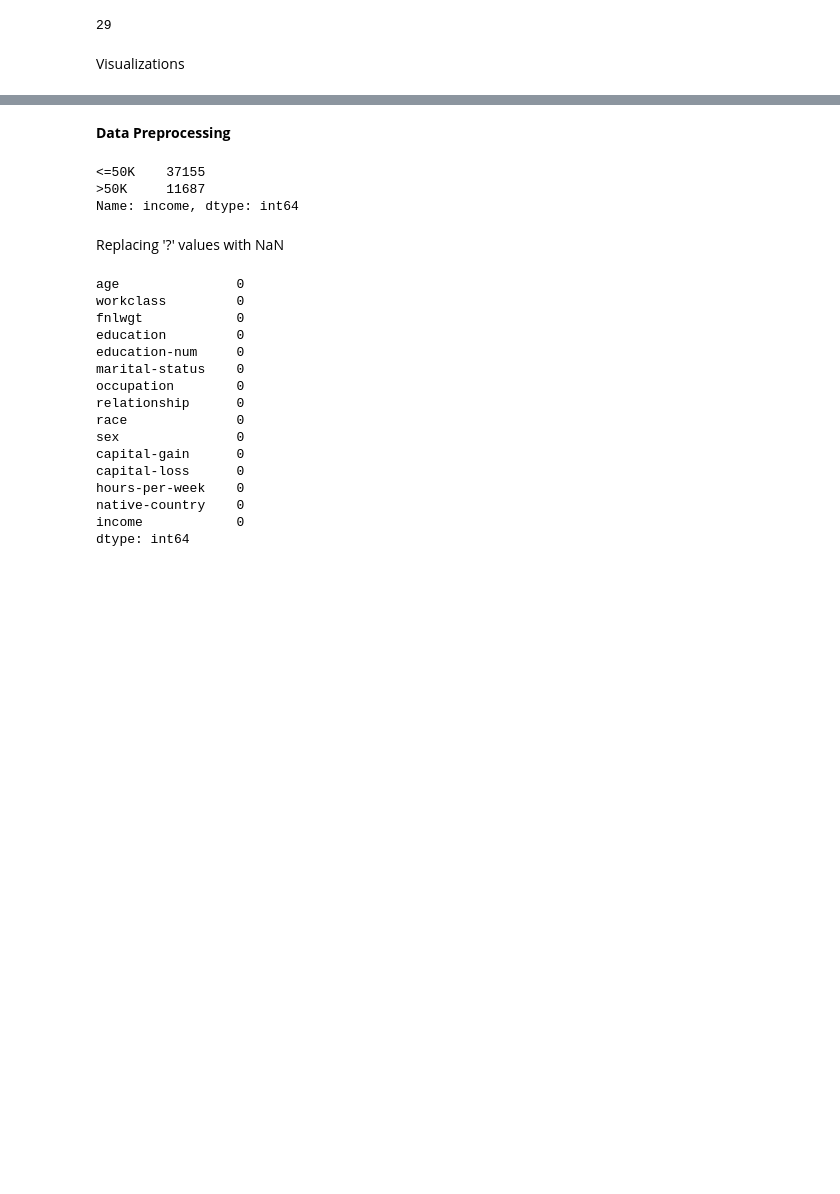
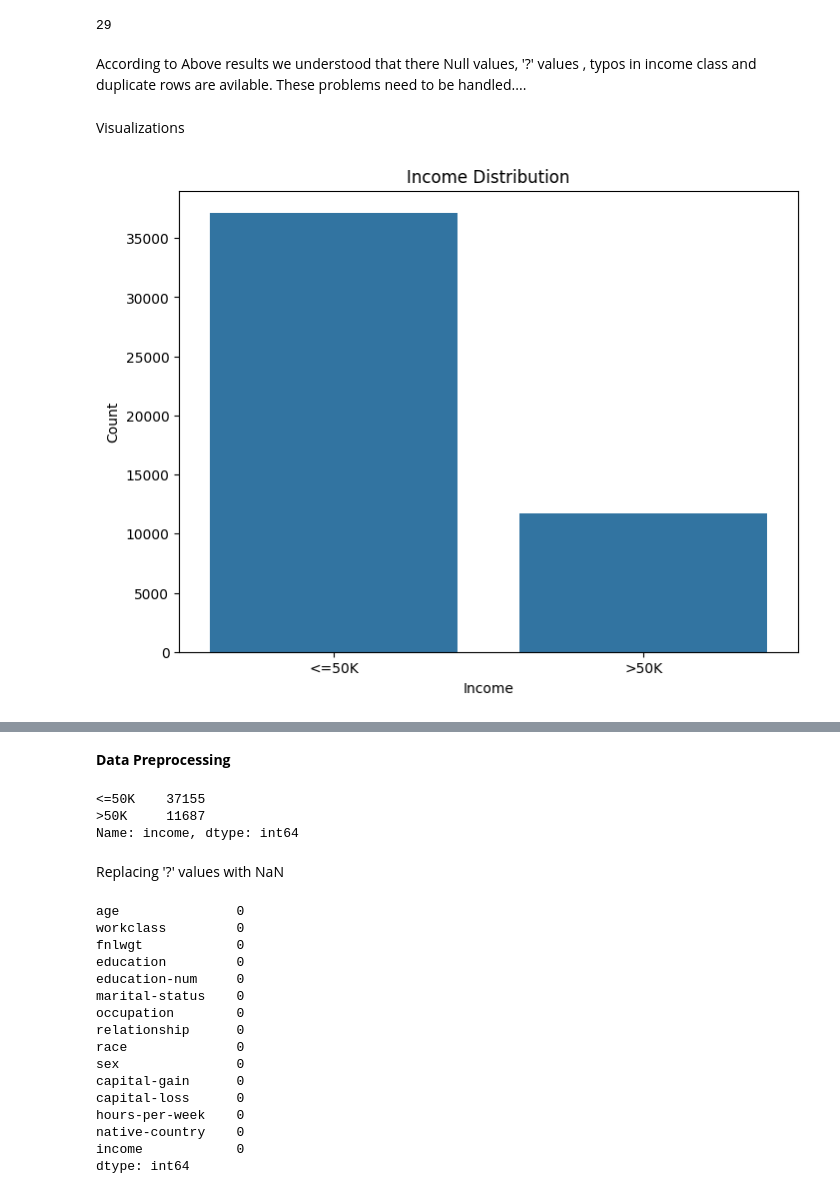
Before and after one commit to arfadhiq/Census-Income, a Jupyter notebook: Census_Income.ipynb, the cells around one changed output, grey strips where cells are left out. Saved outputs shown, nothing was run; the diff lists cells and outputs as text; code cells hidden in the pictures; blank space fills up the shorter version.

```diff
--- a/Census_Income.ipynb
+++ b/Census_Income.ipynb
@@ -429,8 +433,23 @@ df[df.duplicated()]
 print(df.duplicated().sum())
 # %% [output]
 29
+# %% [markdown]
+According to Above results we understood that there Null values, '?' values , typos in income class and duplicate rows are avilable.
+These problems need to be handled....
 # %% [markdown]
 Visualizations
+# %%
+income_counts = df['income'].value_counts()
+
+# Plot the income distribution
+plt.figure(figsize=(8, 6))
+sns.barplot(x=income_counts.index, y=income_counts.values)
+plt.title('Income Distribution')
+plt.xlabel('Income')
+plt.ylabel('Count')
+plt.show()
+# %% [output]
+[figure, added]
 # %%
 # Displaying plots of some features against income
 features = ["age","workclass","education","education-num","marital-status","occupation","relationship","race","sex","capital-gain","capital-loss","hours-per-week" ,"native-country"]
```
Also changed, not shown: parts of 49 cells of this notebook.
